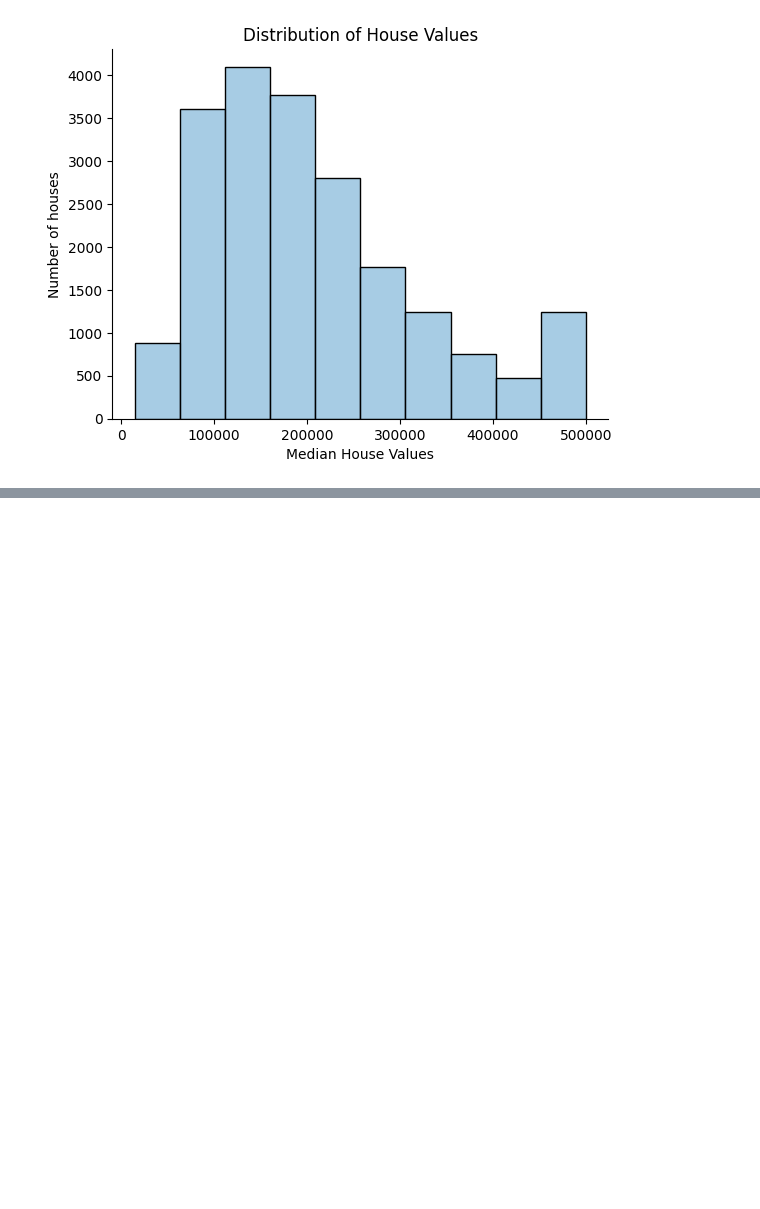
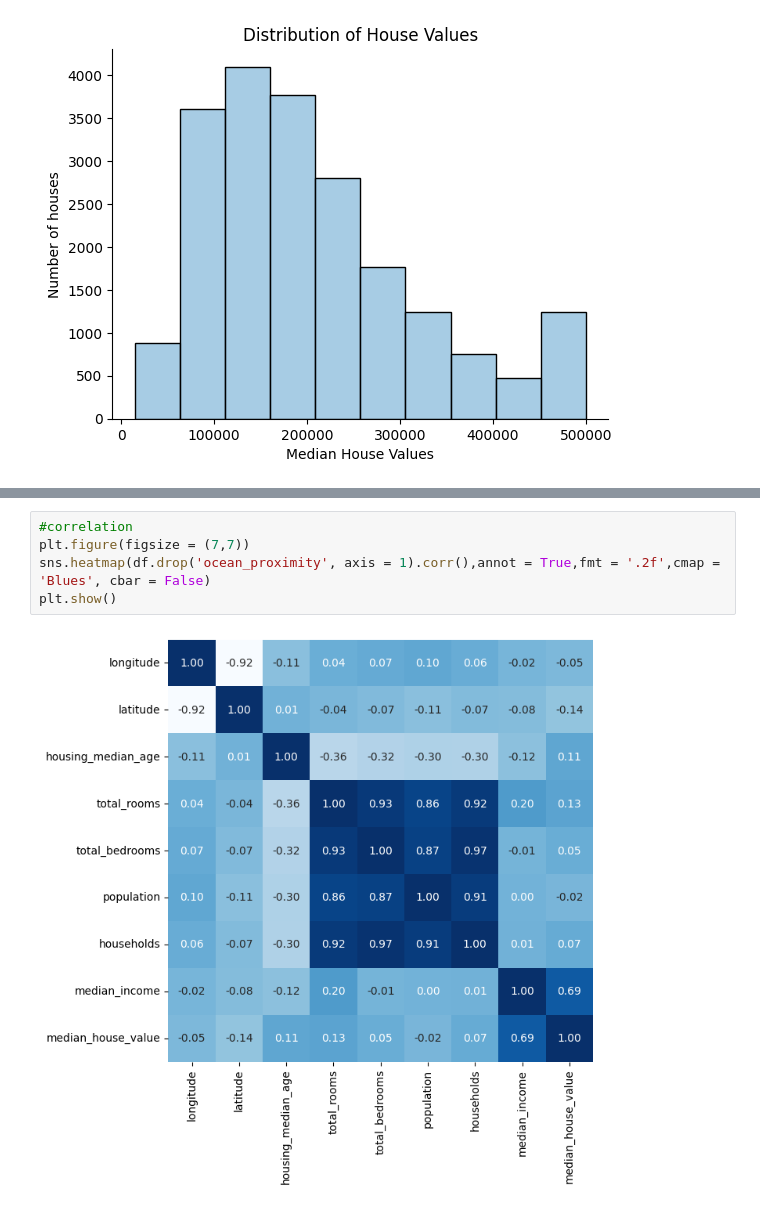
Before and after one commit to akhilvarshney9/EDA-Project, a Jupyter notebook: eda_project.ipynb, the cells around one changed output, grey strips where cells are left out. Saved outputs shown, nothing was run; the diff lists cells and outputs as text; blank space fills up the shorter version.

```diff
--- a/eda_project.ipynb
+++ b/eda_project.ipynb
@@ -108,0 +135,7 @@ plt.show()
+# %%
+#correlation
+plt.figure(figsize = (7,7))
+sns.heatmap(df.drop('ocean_proximity', axis = 1).corr(),annot = True,fmt = '.2f',cmap = 'Blues', cbar = False)
+plt.show()
+# %% [output]
+[figure, added]
```
Also changed, not shown: parts of 6 cells of this notebook.
